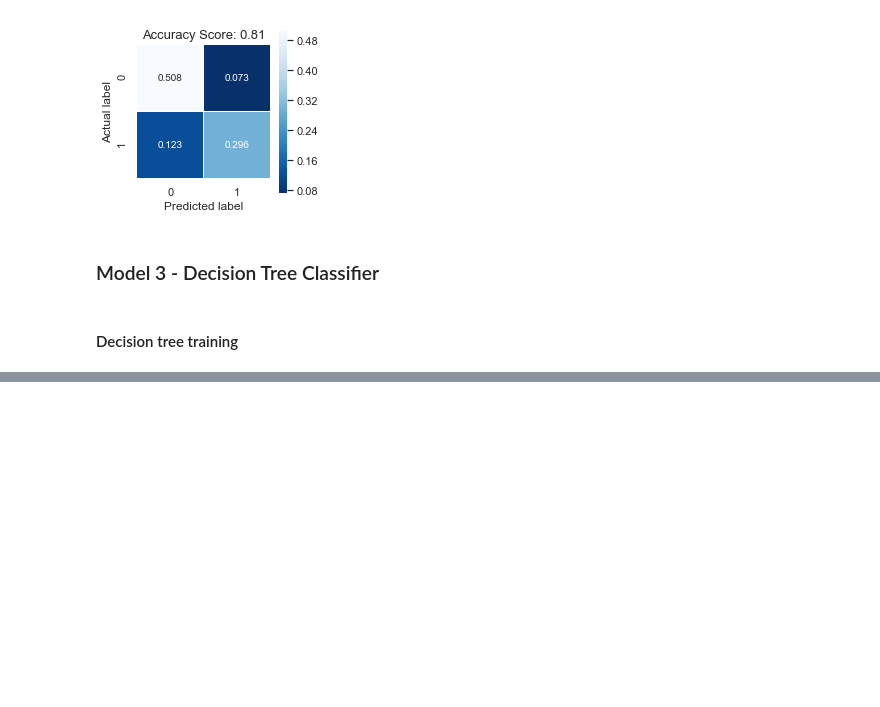
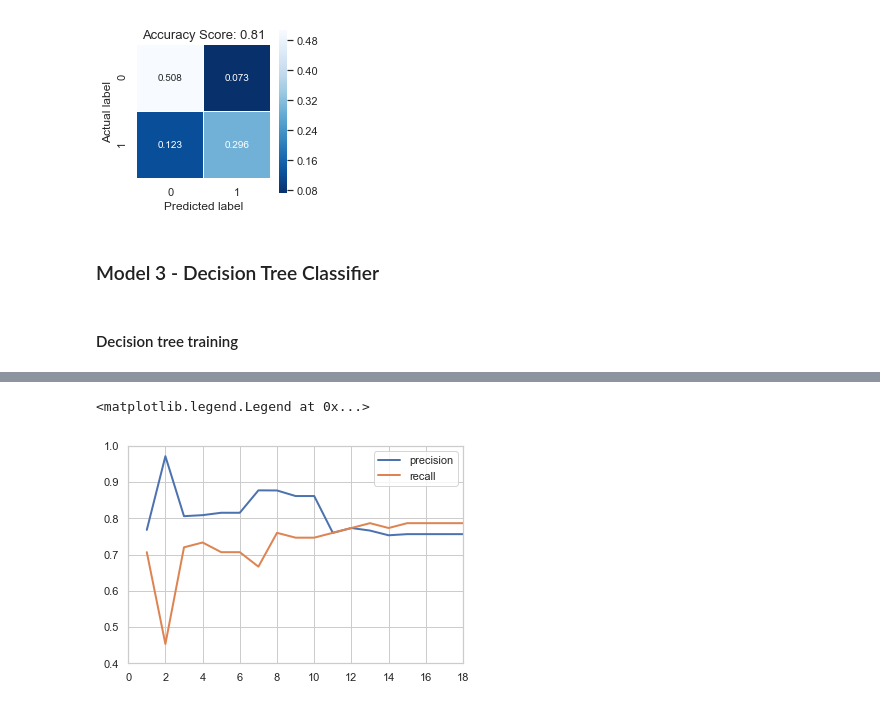
Before and after one commit to innkka/ML_Projects, a Jupyter notebook: Titanic_Classifiers.ipynb, the cells around one changed output, grey strips where cells are left out. Saved outputs shown, nothing was run; the diff lists cells and outputs as text; code cells hidden in the pictures; blank space fills up the shorter version.

```diff
--- a/Titanic_Classifiers.ipynb
+++ b/Titanic_Classifiers.ipynb
@@ -458,0 +543,11 @@ Recall = 0.7066666666666667
+# %%
+plt.figure()
+
+plt.plot(param_dict_df.model_depth, param_dict_df.precision, linewidth = 2)
+plt.plot(param_dict_df.model_depth, param_dict_df.recall, linewidth = 2)
+plt.xlim(0, num_of_models)
+plt.ylim(0.4, 1)
+plt.legend()
+# %% [output]
+<matplotlib.legend.Legend at 0x...>
+[figure, added]
```
Also changed, not shown: parts of 25 cells of this notebook.
